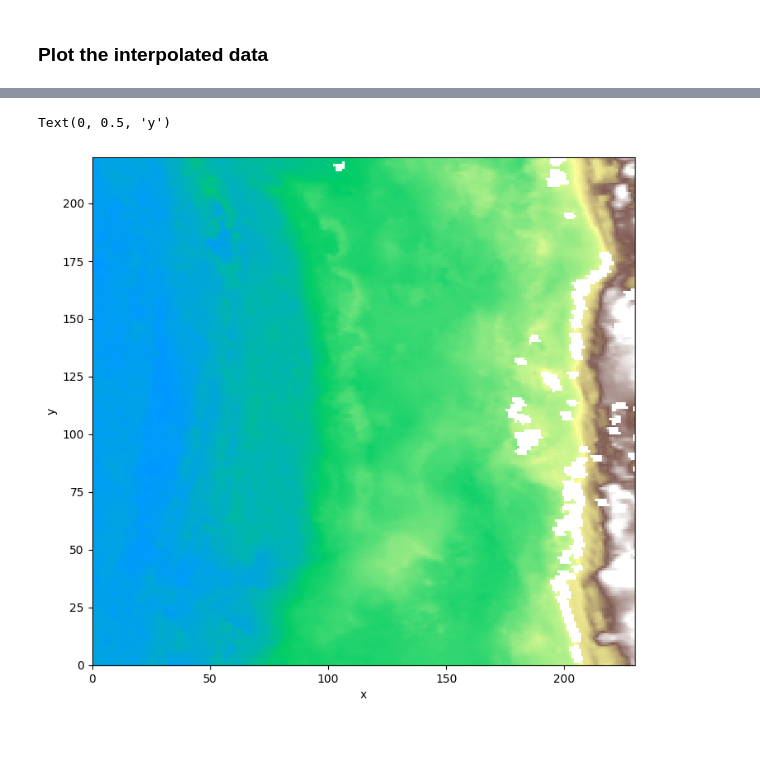
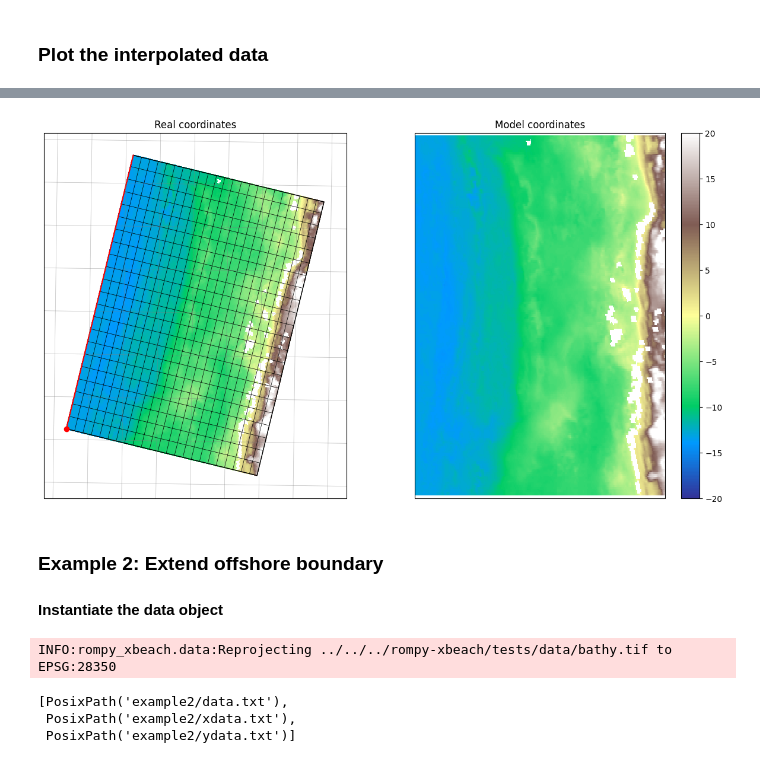
Before and after one commit to rom-py/rompy-notebooks, a Jupyter notebook: notebooks/xbeach/data-demo.ipynb, the cells around one changed output, grey strips where cells are left out. Saved outputs shown, nothing was run; the diff lists cells and outputs as text; code cells hidden in the pictures; blank space fills up the shorter version.

```diff
--- a/notebooks/xbeach/data-demo.ipynb
+++ b/notebooks/xbeach/data-demo.ipynb
@@ -102,13 +154,36 @@ INFO:rompy_xbeach.data:Reprojecting ../tests/data/bathy.tif to EPSG:28350
 # %% [markdown]
 ### Plot the interpolated data
 # %%
-# Read the files created above
-x = np.loadtxt(xfile)
-y = np.loadtxt(yfile)
-data = np.loadtxt(datafile)
+def plot_model_bathy(xfile, yfile, datafile, grid):
+    # Read the generated files
+    x = np.loadtxt(xfile)
+    y = np.loadtxt(yfile)
+    data = np.loadtxt(datafile)
 
-# Plot the model data with the grid
-fig, ax = plt.subplots(subplot_kw={"projection": projection}, figsize=(8.5, 8))
-ax.pcolormesh(x, y, data, transform=grid.transform, vmin=-20, vmax=20, cmap="terrain")
-ax = grid.plot(ax=ax, buffer=250, grid_kwargs=dict(edgecolor="k", facecolor="none"))
-ax.plot(grid.x0, grid.y0, "ro", transform=grid.transform)
+    fig, axs = plt.subplots(1, 2, subplot_kw={"projection": projection}, figsize=(15, 8))
+
+    # Plot in real coordinates
+    ax = axs[0]
+    ax.pcolormesh(x, y, data, transform=grid.transform, vmin=-20, vmax=20, cmap="terrain")
+    ax = grid.plot(
+        ax=ax,
+        buffer=250,
+        grid_kwargs=dict(edgecolor="k", facecolor="none"),
+        show_mesh=True,
+        mesh_step=10,
+    )
+    # ax.plot(grid.x0, grid.y0, "ro", transform=grid.transform)
+    ax.set_title("Real coordinates")
+
+    # Plot in model coordinates
+    ax = axs[1]
+    x = np.arange(grid.nx) * grid.dx
+    y = np.arange(grid.ny) * grid.dy
+    p = ax.pcolormesh(x, y, data, vmin=-20, vmax=20, cmap="terrain")
+    plt.colorbar(p)
+    ax.set_xlabel("x")
+    ax.set_ylabel("y")
+    ax.axis("equal")
+    ax.set_title("Model coordinates")
+
+    return x, y, data
@@ -118,8 +190,8 @@ ax.plot(grid.x0, grid.y0, "ro", transform=grid.transform)
-# %%
-fig, ax = plt.subplots(figsize=(8.5, 8))
-ax.pcolormesh(data, vmin=-20, vmax=20, cmap="terrain")
-ax.set_xlabel("x")
-ax.set_ylabel("y")
-# %% [output]
-Text(0, 0.5, 'y')
-[figure, removed]
+# %%
+x1, y1, data1 = plot_model_bathy(xfile1, yfile1, datafile1, grid1)
+# %% [output]
+[figure, added]
+# %% [markdown]
+### Example 2: Extend offshore boundary
+
+#### Instantiate the data object
@@ -125,0 +212,11 @@ Text(0, 0.5, 'y')
+# %%
+workspace = Path("./example2")
+workspace.mkdir(exist_ok=True)
+
+xfile2, yfile2, datafile2, grid2 = data.get(destdir=workspace, grid=grid)
+sorted(workspace.glob("*.txt"))
+# %% [output]
+INFO:rompy_xbeach.data:Reprojecting ../../../rompy-xbeach/tests/data/bathy.tif to EPSG:28350
+[PosixPath('example2/data.txt'),
+ PosixPath('example2/xdata.txt'),
+ PosixPath('example2/ydata.txt')]
```
Also changed, not shown: parts of 25 cells of this notebook.
